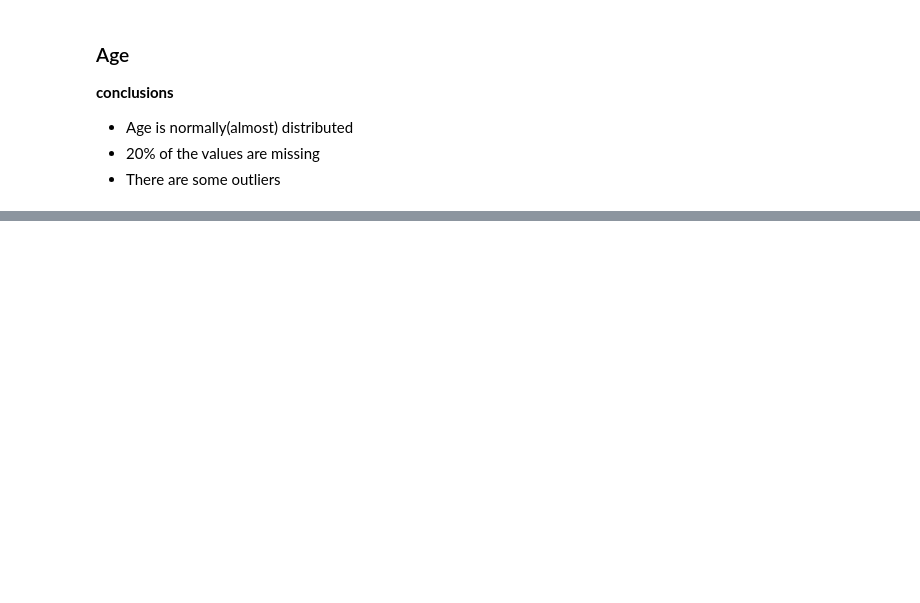
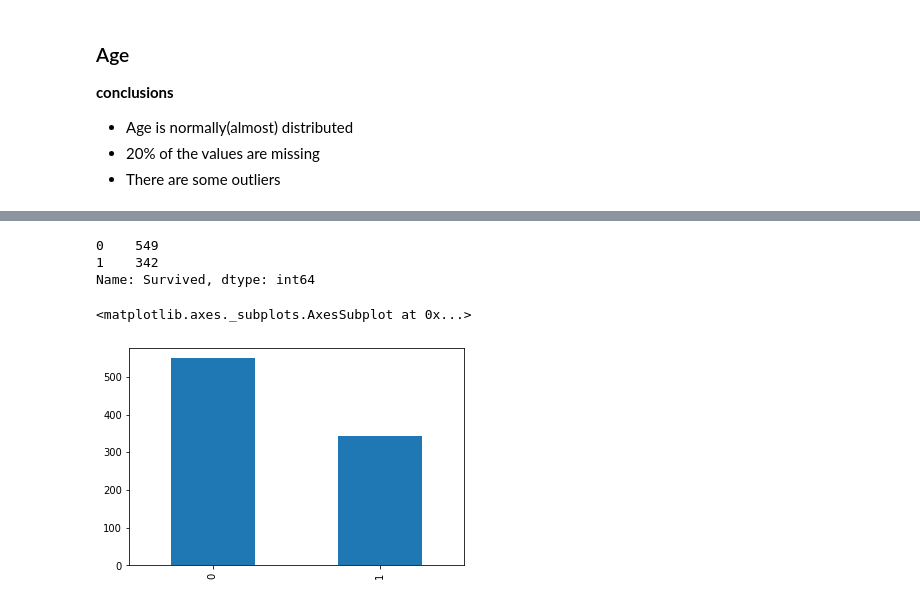
Before and after one commit to AzadMehedi/Explarotary-Data-Analysis-EDA, a Jupyter notebook: Basic_EDA.ipynb, the cells around one changed output, grey strips where cells are left out. Saved outputs shown, nothing was run; the diff lists cells and outputs as text; code cells hidden in the pictures; blank space fills up the shorter version.

```diff
--- a/Basic_EDA.ipynb
+++ b/Basic_EDA.ipynb
@@ -115,0 +213,11 @@ df['Age'].plot(kind='box')
+# %%
+df['Survived'].value_counts()
+# %% [output]
+0    549
+1    342
+Name: Survived, dtype: int64
+# %%
+df['Survived'].value_counts().plot(kind='bar')
+# %% [output]
+<matplotlib.axes._subplots.AxesSubplot at 0x...>
+[figure, added]
```
Also changed, not shown: parts of 48 cells of this notebook.
